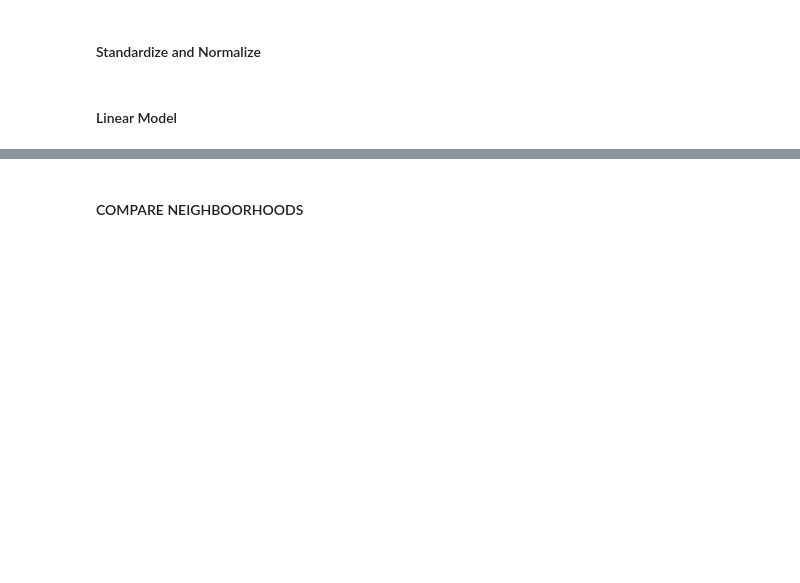
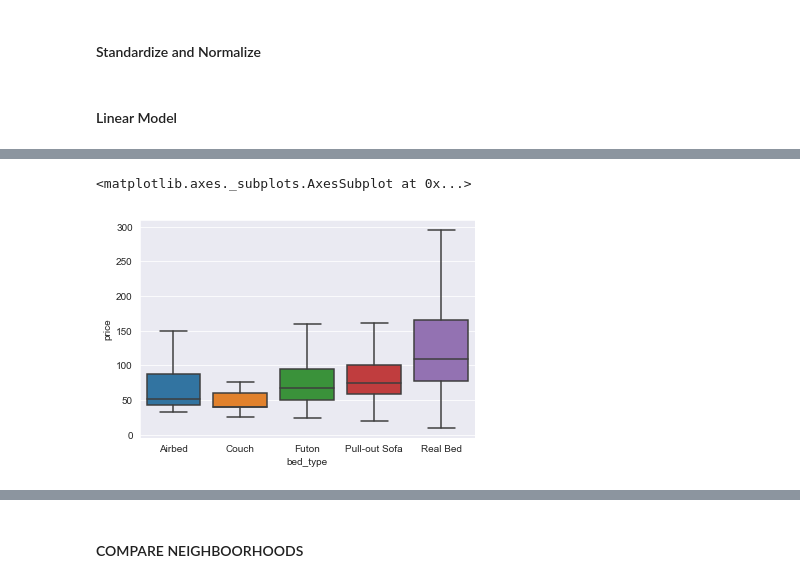
Before and after one commit to OceanSeventyTwo/DSND_Term2, a Jupyter notebook: project_files/AirBnB/Blog AirBnB.ipynb, the cells around one changed output, grey strips where cells are left out. Drawn from its saved outputs; the diff is of its cells as text; code cells hidden in the pictures; blank space fills up the shorter version.

```diff
--- a/project_files/AirBnB/Blog AirBnB.ipynb
+++ b/project_files/AirBnB/Blog AirBnB.ipynb
@@ -406,3 +478,5 @@ coefs_df.groupby(by='type')['abs_coefs'].mean().sort_values(ascending=False).hea
+# %%
+df_bed_type = df_cal.merge(df_listing[['bed_type']],left_index=True,right_index=True)
 # %%
 df_room_type = df_cal.merge(df_listing[['room_type']],left_index=True,right_index=True)
 # %%
@@ -410,3 +487,8 @@ sns.boxplot(x=df_room_type['room_type'],y=df_room_type['price'],showfliers=False
+# %%
+sns.boxplot(x=df_bed_type['bed_type'],y=df_bed_type['price'],showfliers=False)
+# %% [output]
+<matplotlib.axes._subplots.AxesSubplot at 0x...>
+[figure, added]
 # %%
 #### PCA MODEL
 # %%
```
Also changed, not shown: parts of 35 cells of this notebook, 1 other file.
